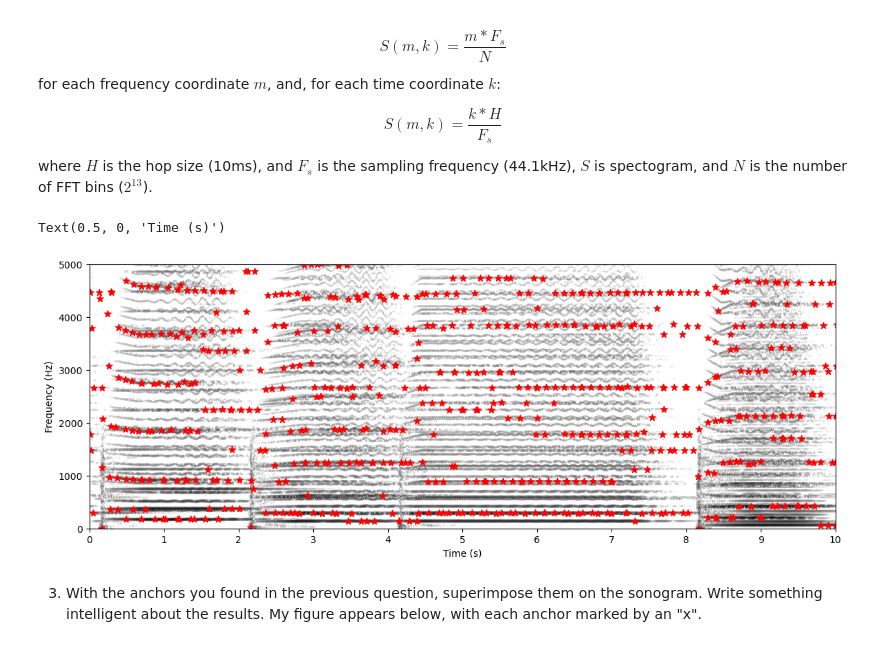
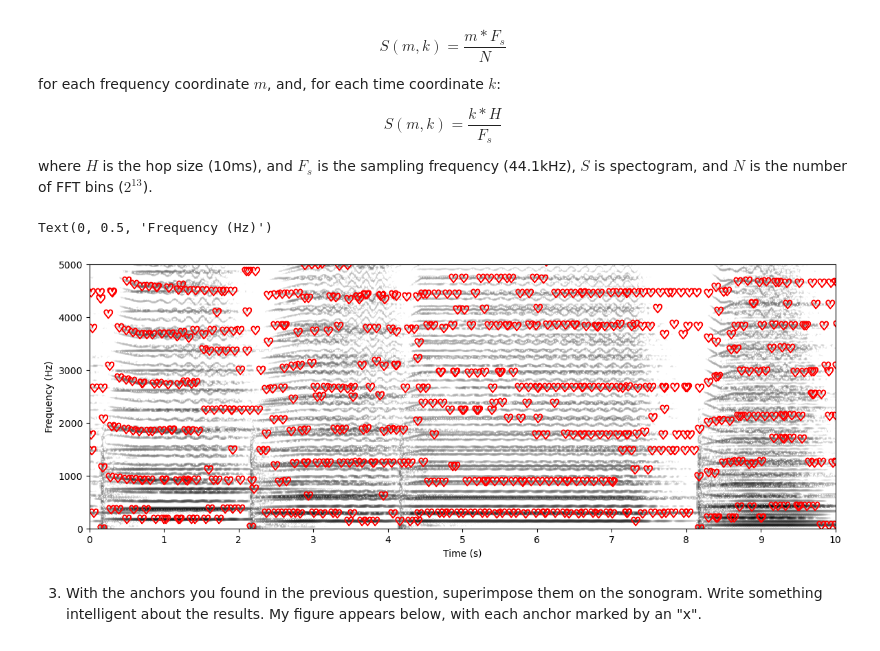
Before and after one commit to LinusOstlund/DT2470, a Jupyter notebook: labs/lab-4-information-retreival/DT2470_lab04-1.ipynb, the cells around one changed output. Saved outputs shown, nothing was run; the diff lists cells and outputs as text; code cells hidden in the pictures.

```diff
--- a/labs/lab-4-information-retreival/DT2470_lab04-1.ipynb
+++ b/labs/lab-4-information-retreival/DT2470_lab04-1.ipynb
@@ -156,23 +156,23 @@ for f in range(0, S.shape[0], ΔF):
 # %%
 # plot the little specshow
 plt.figure(figsize=(14, 5))
 
 librosa.display.specshow(librosa.amplitude_to_db(S),
                             x_axis='time',
                             y_axis='hz',
                             x_coords=x_coords,
                             sr=sr,
                             cmap='gray_r')
 
 # superimpose scatterplot on the spectogram
-plt.scatter(x = ts, y = fs, c='r', marker='*', s=50)
+plt.scatter(x = ts, y = fs, c='r', marker='$\heartsuit$', s=100)
 
 # prettify plot
 plt.ylim(0, 5000); plt.xlim(0, 10)
 plt.xlabel("Time (s)"); plt.ylabel("Frequency (Hz)")
 # %% [output]
-Text(0.5, 0, 'Time (s)')
+Text(0, 0.5, 'Frequency (Hz)')
-[figure, old version]
+[figure, new version]
 # %% [markdown]
 3.  With the anchors you found in the previous question, superimpose them on the sonogram. Write something intelligent about the results. My figure appears below, with each anchor marked by an "x".
 
```
